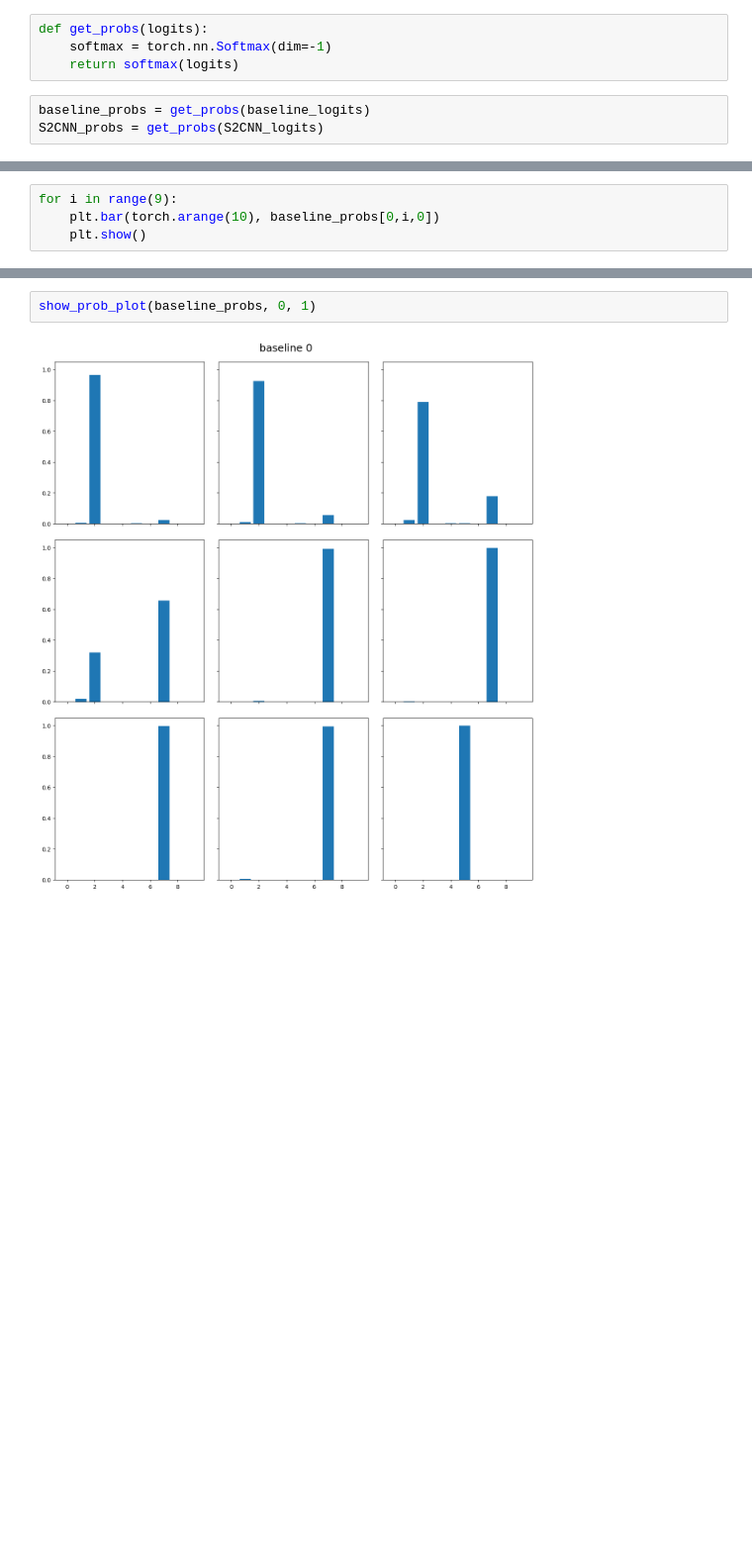
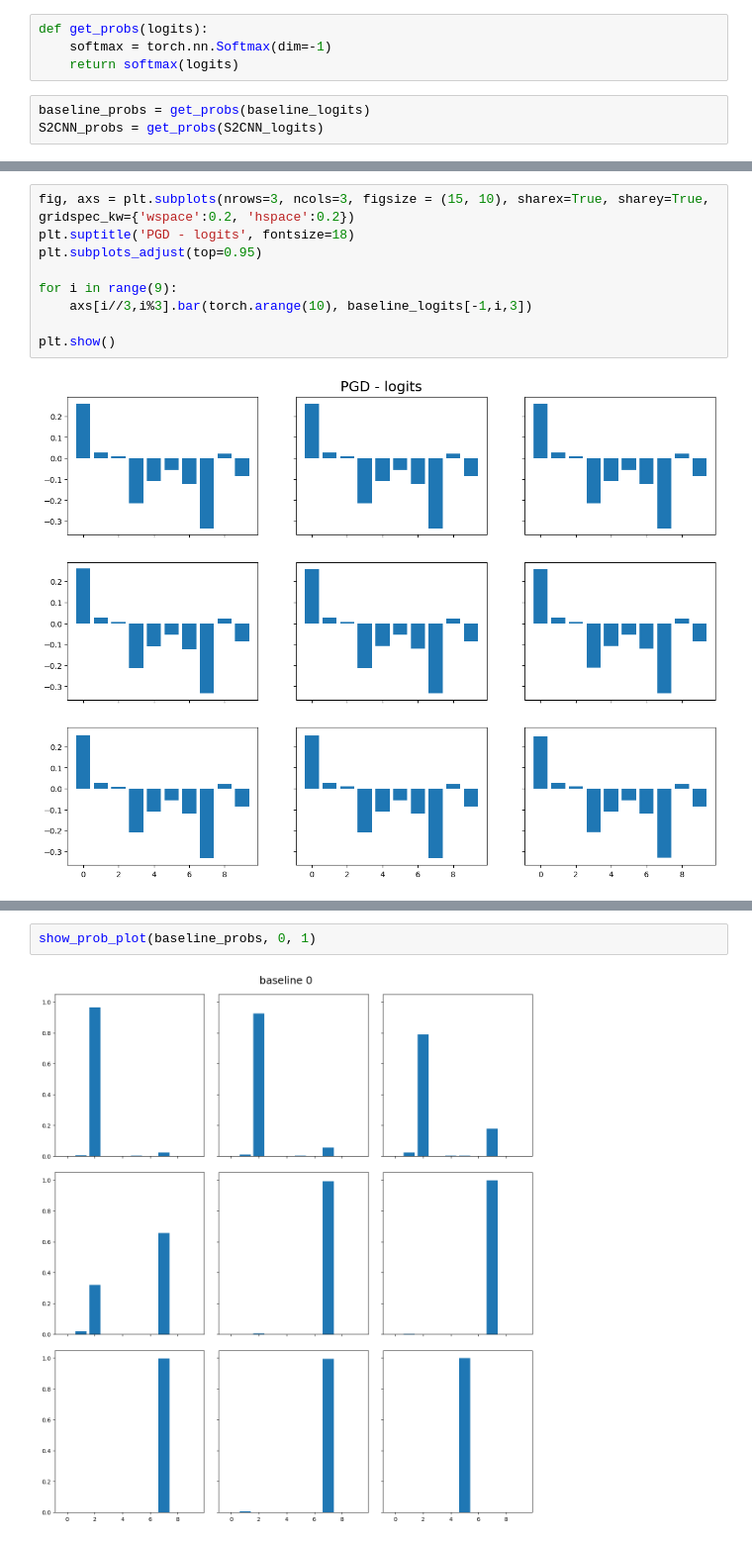
Before and after one commit to Schuh93/sem_seg_s2cnn, a Jupyter notebook: examples/mnist_adv/PGD - results.ipynb, the cells around one changed output, grey strips where cells are left out. Shown at 99% size. Cells and saved outputs as stored; diff of their text form; blank space fills up the shorter version.

```diff
--- a/examples/mnist_adv/PGD - results.ipynb
+++ b/examples/mnist_adv/PGD - results.ipynb
@@ -178,4 +151,0 @@ tensor([3.1811e-02, 6.7424e-05, 5.3764e-04, 2.4530e-04, 1.5064e-06, 9.1271e-05,
-# %%
-for i in range(9):
-    plt.bar(torch.arange(10), baseline_probs[0,i,0])
-    plt.show()
@@ -192,3 +152,14 @@ for i in range(9):
+# %%
+fig, axs = plt.subplots(nrows=3, ncols=3, figsize = (15, 10), sharex=True, sharey=True, gridspec_kw={'wspace':0.2, 'hspace':0.2})
+plt.suptitle('PGD - logits', fontsize=18)
+plt.subplots_adjust(top=0.95)
+
+for i in range(9):
+    axs[i//3,i%3].bar(torch.arange(10), baseline_logits[-1,i,3])
+
+plt.show()
+# %% [output]
+[figure, added]
 # %%
 fig, axs = plt.subplots(nrows=3, ncols=3, figsize = (15, 10), sharex=True, sharey=True, gridspec_kw={'wspace':0.1, 'hspace':0.1})
 plt.suptitle(f'baseline 0', fontsize=18)
```
Also changed, not shown: parts of 19 cells of this notebook, 10 other files.
